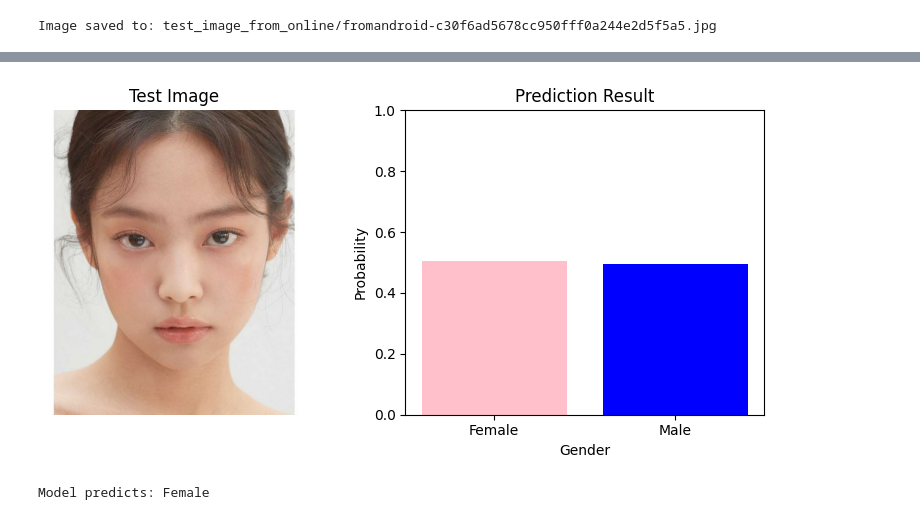
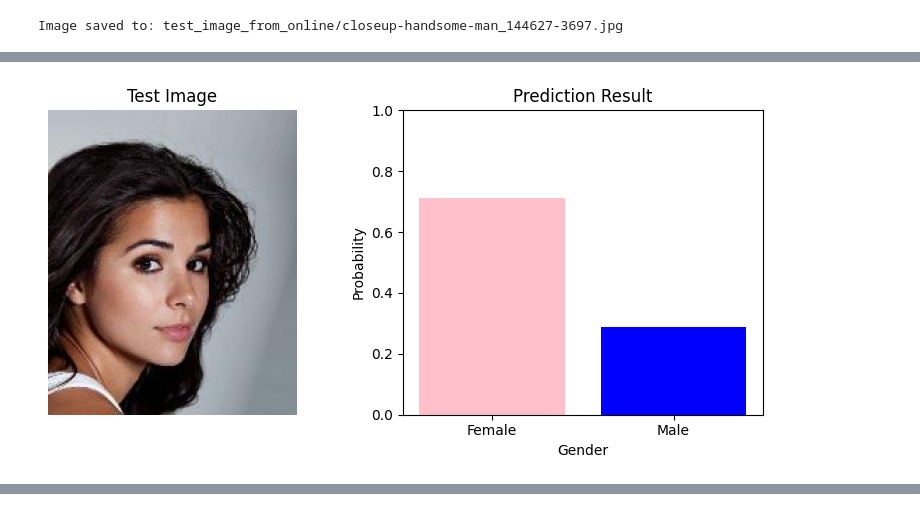
Before and after one commit to insomnius/aiiindonesia-project-1, a Jupyter notebook: arib/testing-model.ipynb, the cells around one changed output, grey strips where cells are left out. Saved outputs shown, nothing was run; the diff lists cells and outputs as text; code cells hidden in the pictures.

```diff
--- a/arib/testing-model.ipynb
+++ b/arib/testing-model.ipynb
@@ -3,7 +3,7 @@ import requests
 import os
 
 # URL of the image you want to download
-image_url = 'https://cdn.idntimes.com/content-images/community/2020/09/fromandroid-c30f6ad5678cc950fff0a244e2d5f5a5.jpg'
+image_url = 'https://img.freepik.com/free-photo/closeup-handsome-man_144627-3697.jpg'
 
 # Send a GET request to the image URL
 response = requests.get(image_url)
@@ -28,7 +28,7 @@ if response.status_code == 200:
 else:
     print("Failed to download the image.")
 # %% [output]
-Image saved to: test_image_from_online/fromandroid-c30f6ad5678cc950fff0a244e2d5f5a5.jpg
+Image saved to: test_image_from_online/closeup-handsome-man_144627-3697.jpg
 # %%
 from tensorflow.keras.models import load_model
 from tensorflow.keras.preprocessing import image
@@ -41,7 +41,7 @@ from PIL import Image
 saved_model = load_model("model_saved/experimen-inception-v3-iteration-1.h5")
 
 # Load the image you want to test
-img_path = 'test_image_from_online/fromandroid-c30f6ad5678cc950fff0a244e2d5f5a5.jpg' # Ganti dengan path gambar yang ingin Anda uji
+img_path = 'test/200167.jpg' # Ganti dengan path gambar yang ingin Anda uji
 img = image.load_img(img_path, target_size=(299, 299)) # Sesuaikan dengan ukuran input InceptionV3
 img_array = image.img_to_array(img)
 img_array = np.expand_dims(img_array, axis=0)
@@ -100,0 +85 @@ Your kernel may have been built without NUMA support.
+[figure, new version]
@@ -102,2 +86,0 @@ Your kernel may have been built without NUMA support.
-[figure, old version]
-Model predicts: Female
```
Also changed, not shown: parts of 1 cell of this notebook, 6 other files.
